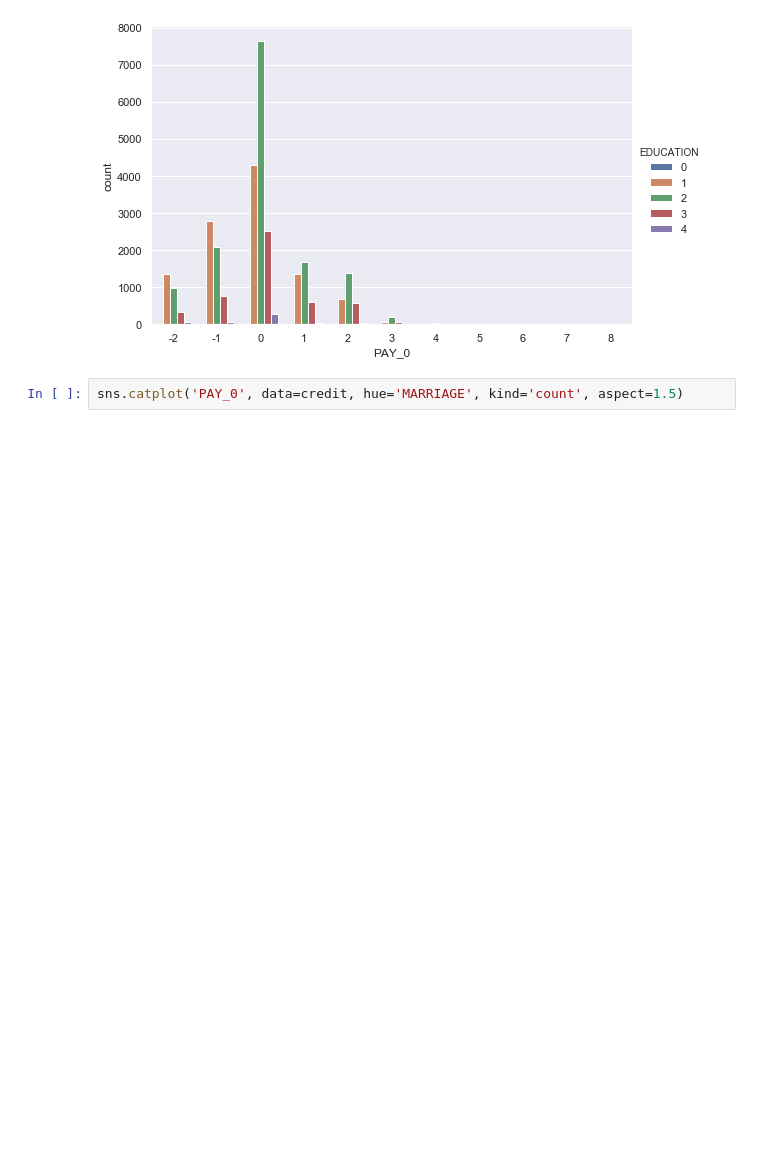
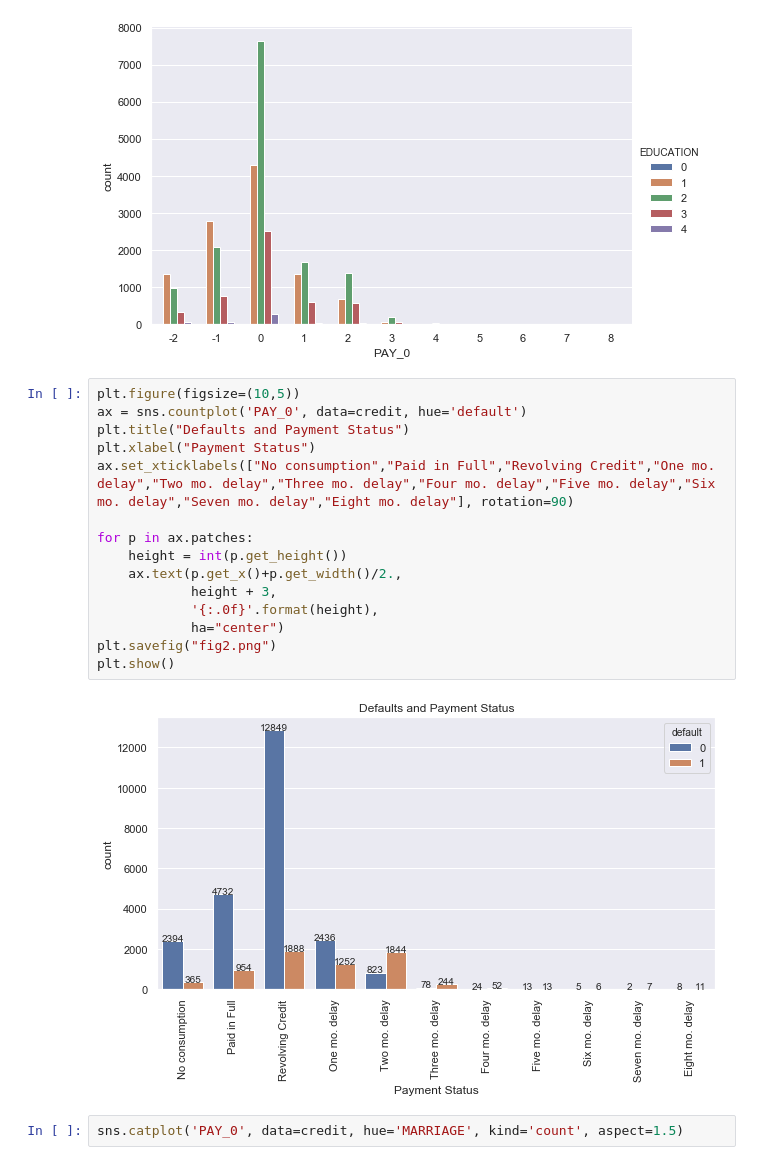
Before and after one commit to megball/Credit-default-analysis, a Jupyter notebook: Credit default analysis.ipynb, the cells around one changed output. Cells and saved outputs as stored; diff of their text form; blank space fills up the shorter version.

```diff
--- a/Credit default analysis.ipynb
+++ b/Credit default analysis.ipynb
@@ -407,6 +408,23 @@ sns.catplot('PAY_0', data=credit, hue='EDUCATION', kind='count', aspect=1.5)
 # %% [output]
 <seaborn.axisgrid.FacetGrid at 0x...>
 [figure]
+# %%
+plt.figure(figsize=(10,5))
+ax = sns.countplot('PAY_0', data=credit, hue='default')
+plt.title("Defaults and Payment Status")
+plt.xlabel("Payment Status")
+ax.set_xticklabels(["No consumption","Paid in Full","Revolving Credit","One mo. delay","Two mo. delay","Three mo. delay","Four mo. delay","Five mo. delay","Six mo. delay","Seven mo. delay","Eight mo. delay"], rotation=90)
+
+for p in ax.patches:
+    height = int(p.get_height())
+    ax.text(p.get_x()+p.get_width()/2.,
+            height + 3,
+            '{:.0f}'.format(height),
+            ha="center")
+plt.savefig("fig2.png")
+plt.show()
+# %% [output]
+[figure, added]
 # %%
 sns.catplot('PAY_0', data=credit, hue='MARRIAGE', kind='count', aspect=1.5)
 # %% [output]
```
Also changed, not shown: parts of 46 cells of this notebook.
